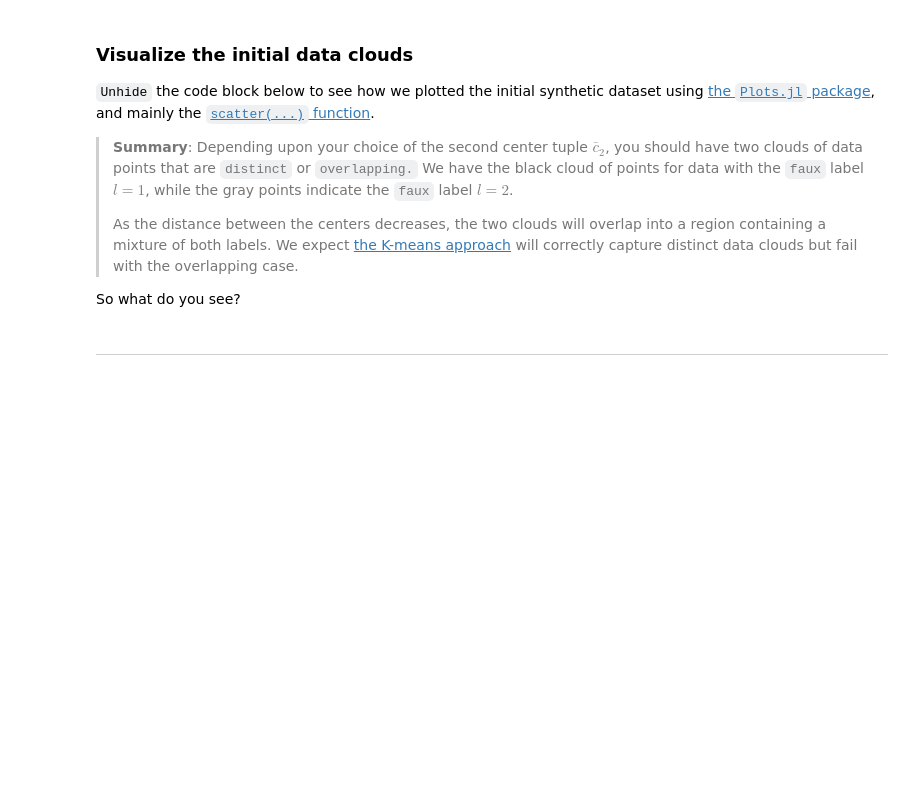
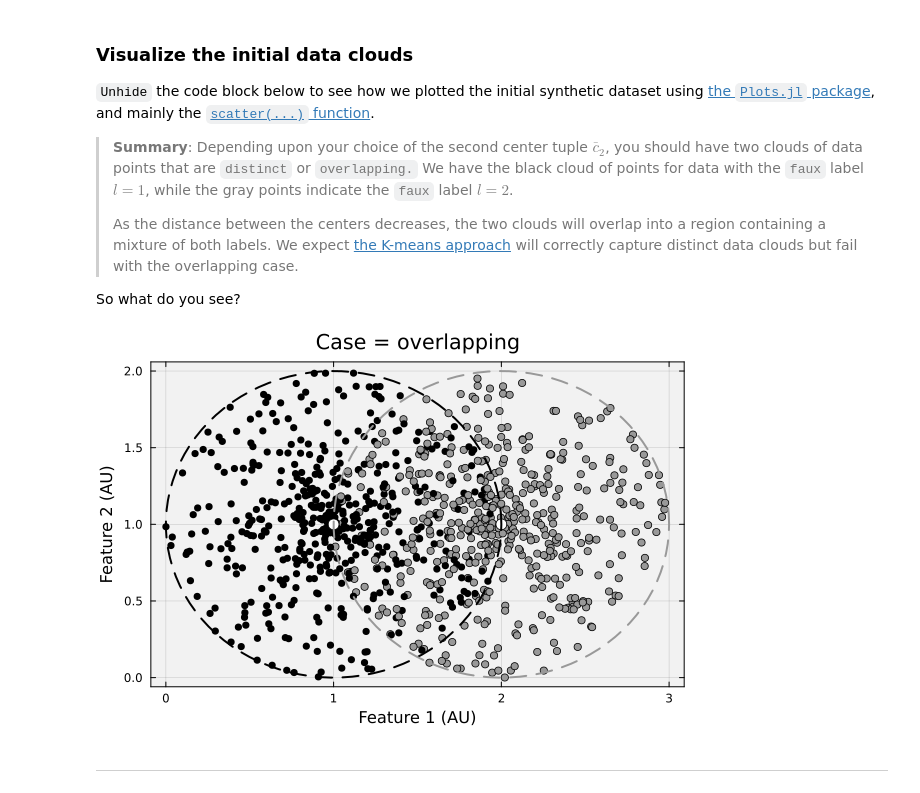
Before and after one commit to CHEME-5820-Spring-2026/ps1-5820-s26-hallantern, a Jupyter notebook: PS1-CHEME-5820-Student-S26.ipynb, the cells around one changed output. Saved outputs shown, nothing was run; the diff lists cells and outputs as text; code cells hidden in the pictures; blank space fills up the shorter version.

```diff
--- a/PS1-CHEME-5820-Student-S26.ipynb
+++ b/PS1-CHEME-5820-Student-S26.ipynb
@@ -269,35 +286,36 @@ So what do you see?
 # %%
 # STUDENT TASK: After you build D̂, uncomment the entire block below to visualize.
 # (Visualization code is provided - just remove the #= and =# markers)
-#=
+
 let
 
     dataset = D̂; # what dataset am I looking at?
     horizontal_index = 1;
     vertical_index = 2;
     p = plot(bg="gray95", background_color_outside="white", framestyle = :box, fg_legend = :transparent); # make an empty plot
 
     circle_one = fixedcircle(c̄₁);
     circle_two = fixedcircle(c̄₂);
 
     for i ∈ 1:total_number_of_points
         label = dataset[i,3]; # label
         c = :black;
         if label == 2
             c = :gray60
         end
         scatter!([dataset[i, horizontal_index]], [dataset[i, vertical_index]], label="", mec=:navy, c=c)
     end
 
     scatter!([c̄₁[1]], [c̄₁[2]], ms=6, mec=:black, c=:white, label="")
     scatter!([c̄₂[1]], [c̄₂[2]], ms=6, mec=:gray60, c=:white, label="")
     plot!(circle_one[:,1], circle_one[:,2], lw=2, c=:black, ls=:dash, label="")
     plot!(circle_two[:,1], circle_two[:,2], lw=2, c=:gray60, ls=:dash, label="")
     xlabel!("Feature 1 (AU)", fontsize=18);
     ylabel!("Feature 2 (AU)", fontsize=18);
     title!("Case = $(case_label)", fontsize=18)
 end
-=#
+# %% [output]
+[figure, added]
 # %% [markdown]
 ___
 # %% [markdown]
```
Also changed, not shown: parts of 23 cells of this notebook, 43 other files.
